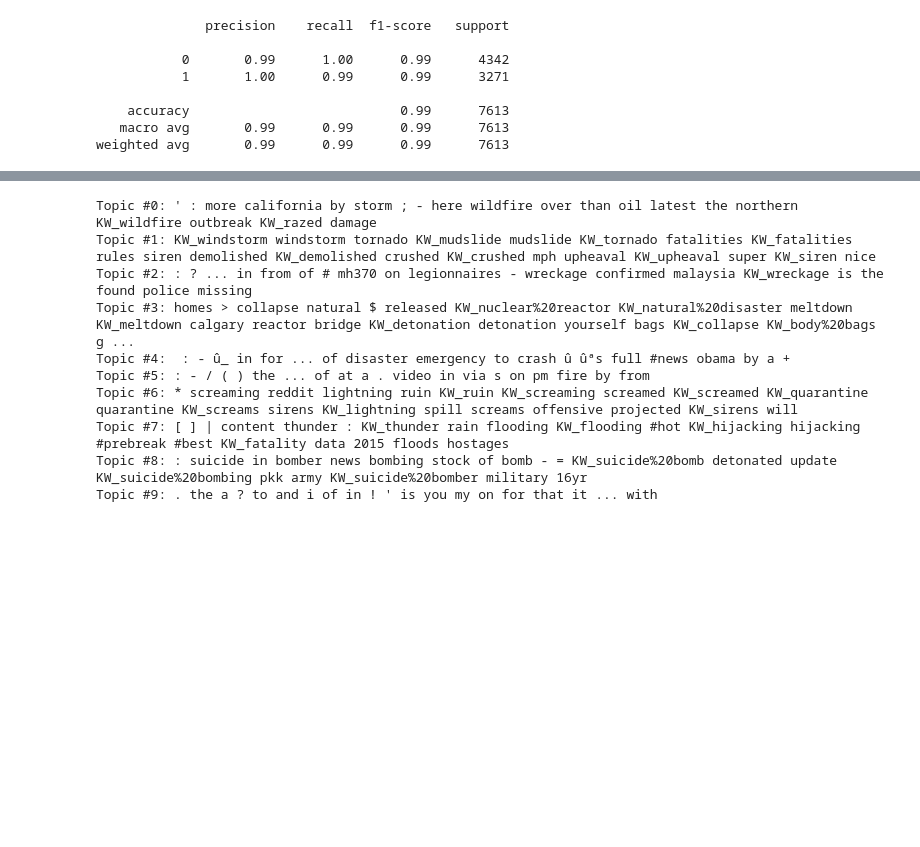
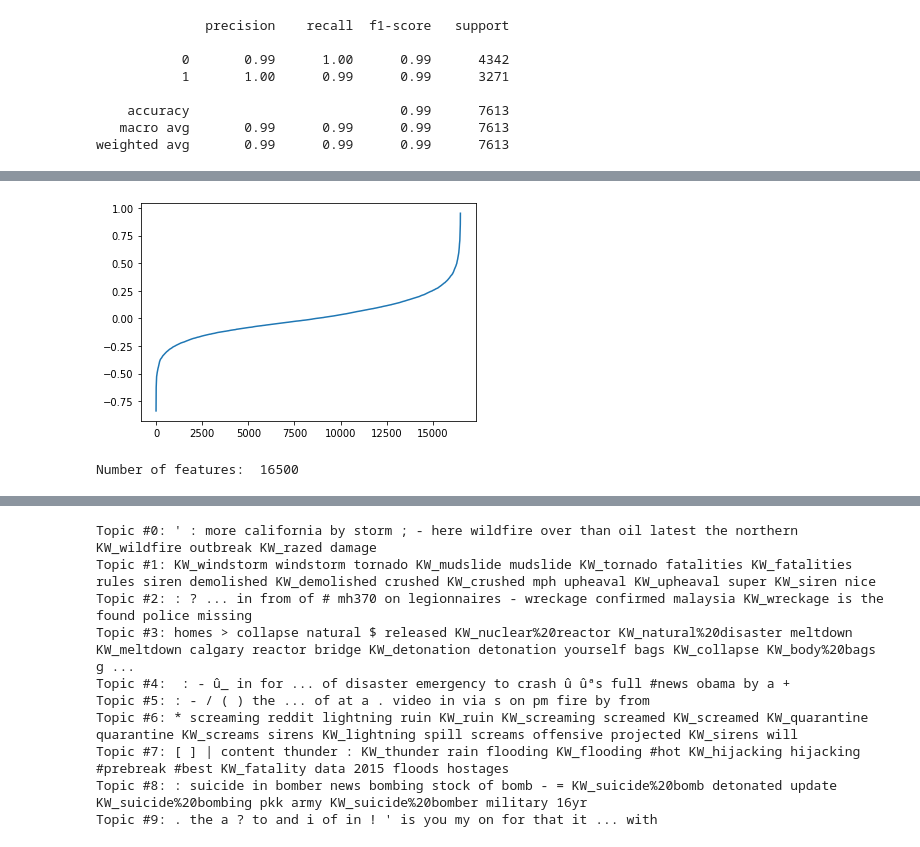
Before and after one commit to jeffkoskulics/Springboard, a Jupyter notebook: Capstone3/notebooks/Preprocess-Model.ipynb, the cells around one changed output, grey strips where cells are left out. Cells and saved outputs as stored; diff of their text form; code cells hidden in the pictures; blank space fills up the shorter version.

```diff
--- a/Capstone3/notebooks/Preprocess-Model.ipynb
+++ b/Capstone3/notebooks/Preprocess-Model.ipynb
@@ -88,0 +120,21 @@ weighted avg       0.99      0.99      0.99      7613
+# %%
+import re
+cv = CountVectorizer(tokenizer=tt.tokenize)
+cv.fit(train['text'].apply(lambda x: re.sub('(http|@)[!-~]*(\s|$)', '',x)))
+
+# Vectorize keywords and tweets
+# First the training set
+train_keywords = pd.DataFrame(pd.get_dummies(train.keyword,prefix='KW'))
+train_tweets = pd.DataFrame(cv.transform(train['text']).toarray(),columns=cv.get_feature_names())
+X_train = pd.concat([train_keywords,train_tweets],axis=1)
+y_train = train.target
+
+test_keywords = pd.DataFrame(pd.get_dummies(test.keyword,prefix='KW'))
+test_tweets = pd.DataFrame(cv.transform(test['text']).toarray(),columns=cv.get_feature_names())
+X_test = pd.concat([test_keywords,test_tweets],axis=1)
+y_test = test.target
+# %%
+model = RidgeClassifier()
+model.fit(X_train,y_train)
+y_pred = model.predict(X_test)
+print(classification_report(y_test,y_pred))
@@ -88,0 +162,7 @@ weighted avg       0.99      0.99      0.99      7613
+# %%
+plt.plot(sorted(model.coef_[0,:]))
+plt.show()
+print("Number of features: ", model.coef_.size)
+# %% [output]
+[figure, added]
+Number of features:  16500
```
Also changed, not shown: parts of 19 cells of this notebook, 3 other files.
